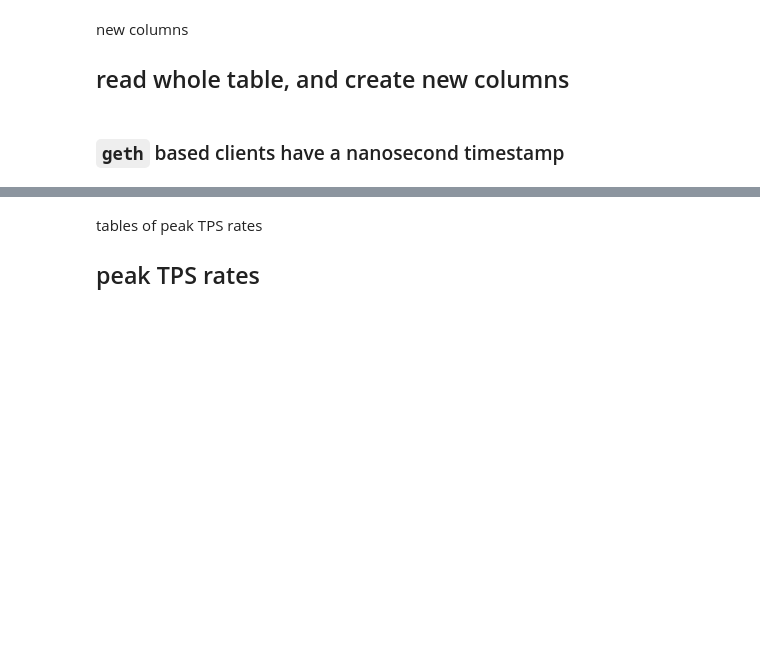
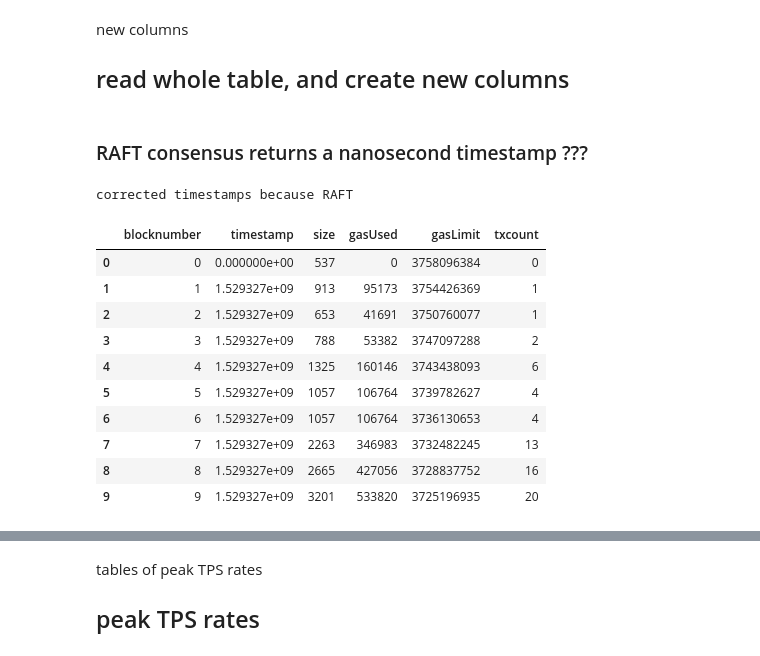
Before and after one commit to drandreaskrueger/chainhammer, a Jupyter notebook: chainreader/blocksDB_analyze_quorum-raft.ipynb, the cells around one changed output, grey strips where cells are left out. Saved outputs shown, nothing was run; the diff lists cells and outputs as text; code cells hidden in the pictures; blank space fills up the shorter version.

```diff
--- a/chainreader/blocksDB_analyze_quorum-raft.ipynb
+++ b/chainreader/blocksDB_analyze_quorum-raft.ipynb
@@ -169,10 +170,26 @@ df = pandas.read_sql(SQL, conn)
 # %%
 conn.close()
 # %% [markdown]
-### `geth` based clients have a nanosecond timestamp
+### RAFT consensus returns a nanosecond timestamp ???
 # %%
-# transform nanoseconds to seconds
-df["timestamp"]=df["timestamp"]/1000000000
+# quorum raft uses nanoseconds, not seconds --> transform nanoseconds to seconds
+if RAFT:
+    df["timestamp"]=df["timestamp"]/1000000000
+    print ("corrected timestamps because RAFT")
+df[:10]
+# %% [output]
+corrected timestamps because RAFT
+|  | blocknumber | timestamp | size | gasUsed | gasLimit | txcount |
+| 0 | 0 | 0.000000e+00 | 537 | 0 | 3758096384 | 0 |
+| 1 | 1 | 1.529327e+09 | 913 | 95173 | 3754426369 | 1 |
+| 2 | 2 | 1.529327e+09 | 653 | 41691 | 3750760077 | 1 |
+| 3 | 3 | 1.529327e+09 | 788 | 53382 | 3747097288 | 2 |
+| 4 | 4 | 1.529327e+09 | 1325 | 160146 | 3743438093 | 6 |
+| 5 | 5 | 1.529327e+09 | 1057 | 106764 | 3739782627 | 4 |
+| 6 | 6 | 1.529327e+09 | 1057 | 106764 | 3736130653 | 4 |
+| 7 | 7 | 1.529327e+09 | 2263 | 346983 | 3732482245 | 13 |
+| 8 | 8 | 1.529327e+09 | 2665 | 427056 | 3728837752 | 16 |
+| 9 | 9 | 1.529327e+09 | 3201 | 533820 | 3725196935 | 20 |
 # %%
 # blocktime = timestamp[n] - timestamp[n-1]
 
```
Also changed, not shown: parts of 20 cells of this notebook, 3 other files.
